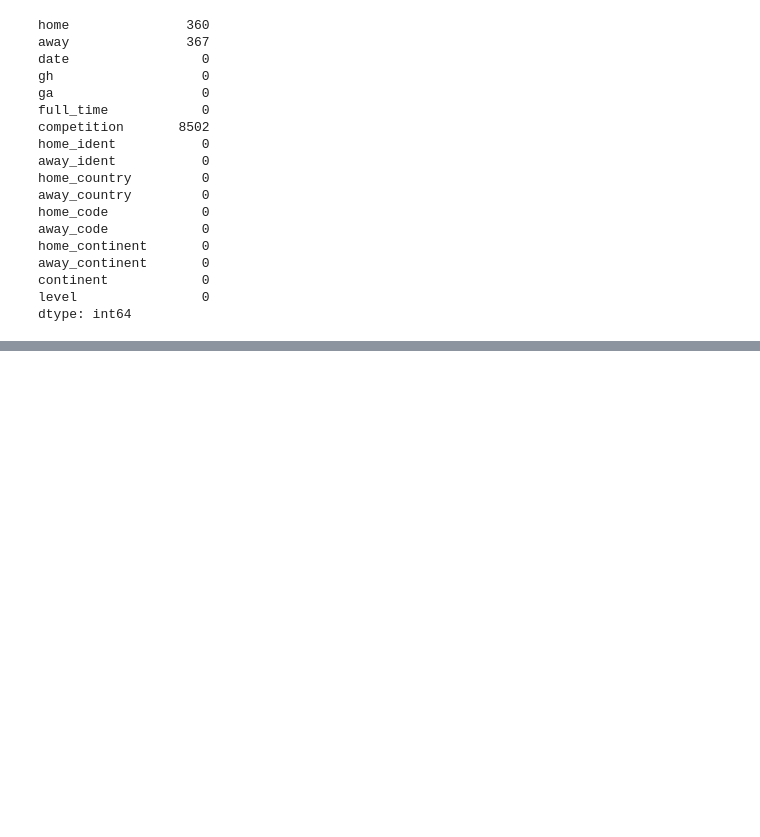
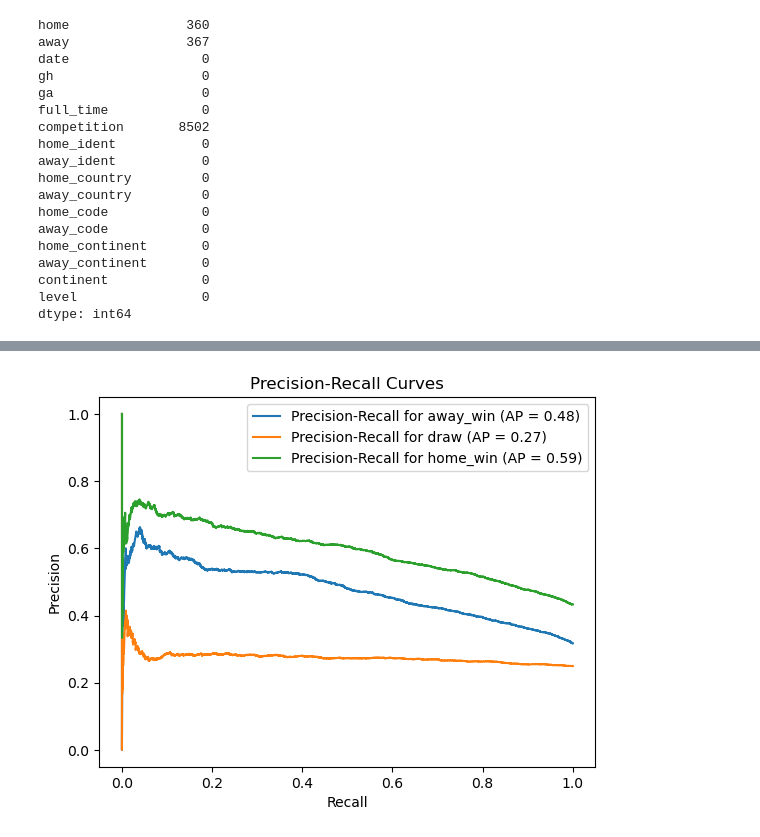
Before and after one commit to Manny-14/haclytics, a Jupyter notebook: football_model/cedar.ipynb, the cells around one changed output, grey strips where cells are left out. Cells and saved outputs as stored; diff of their text form; code cells hidden in the pictures; blank space fills up the shorter version.

```diff
--- a/football_model/cedar.ipynb
+++ b/football_model/cedar.ipynb
@@ -92,0 +688,13 @@ dtype: int64
+# %%
+from sklearn.metrics import precision_recall_curve, average_precision_score
+for i in range(n_classes):
+    precision, recall, _ = precision_recall_curve(y_test_bin[:, i], y_proba[:, i])
+    avg_precision = average_precision_score(y_test_bin[:, i], y_proba[:, i])
+    plt.plot(recall, precision, label=f'Precision-Recall for {model.classes_[i]} (AP = {avg_precision:0.2f})')
+plt.xlabel('Recall')
+plt.ylabel('Precision')
+plt.title('Precision-Recall Curves')
+plt.legend(loc='best')
+plt.show()
+# %% [output]
+[figure, added]
```
Also changed, not shown: parts of 32 cells of this notebook, 5 other files.
